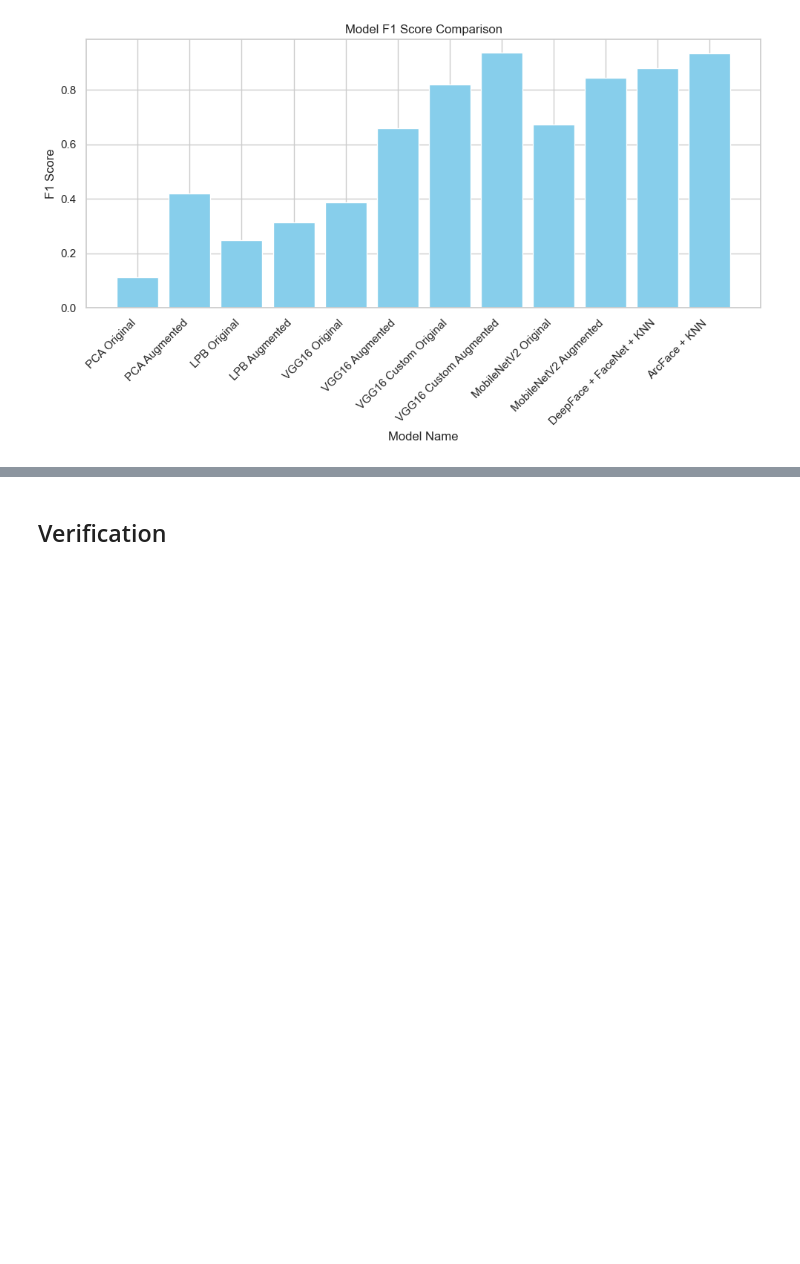
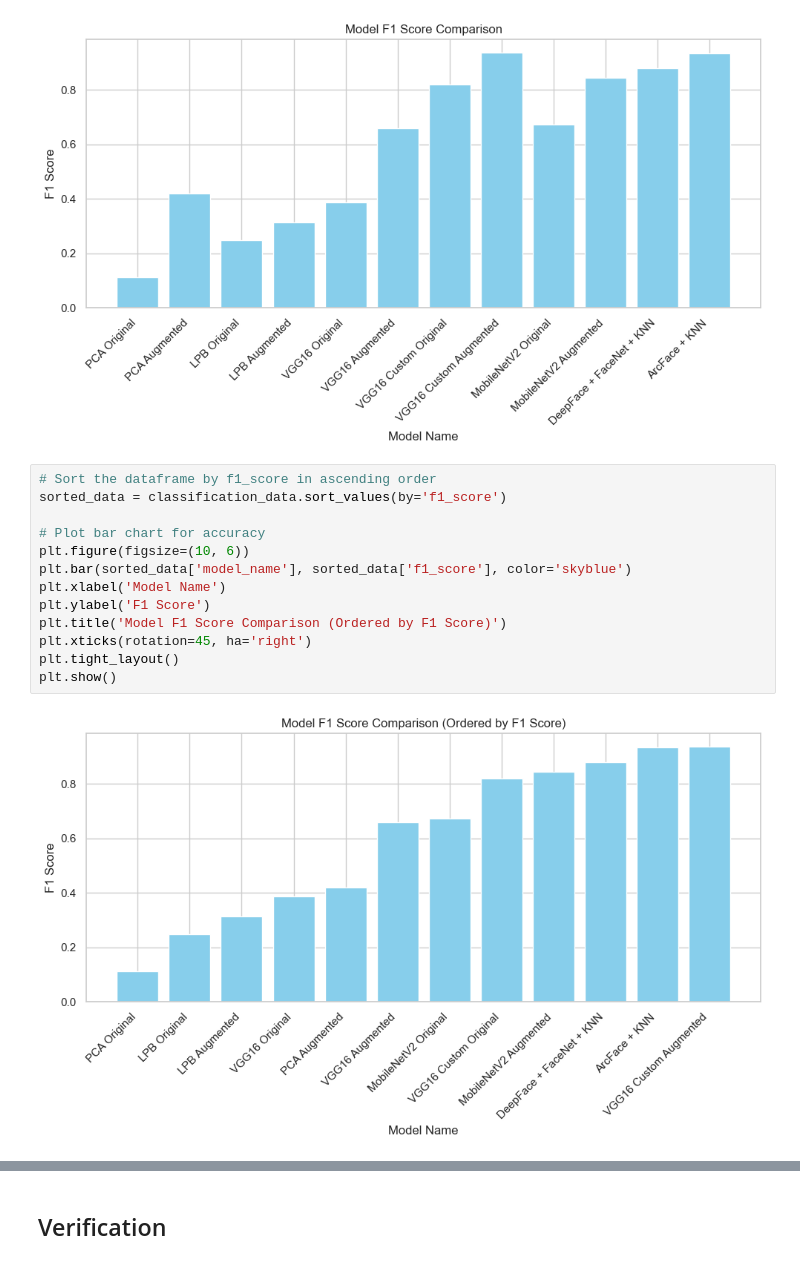
Before and after one commit to JackGraymer/Face-Recognition, a Jupyter notebook: evals-data/eval.ipynb, the cells around one changed output, grey strips where cells are left out. Cells and saved outputs as stored; diff of their text form; blank space fills up the shorter version.

```diff
--- a/evals-data/eval.ipynb
+++ b/evals-data/eval.ipynb
@@ -61,6 +74,21 @@ plt.tight_layout()
 plt.show()
 # %% [output]
 [figure]
+# %%
+# Sort the dataframe by f1_score in ascending order
+sorted_data = classification_data.sort_values(by='f1_score')
+
+# Plot bar chart for accuracy
+plt.figure(figsize=(10, 6))
+plt.bar(sorted_data['model_name'], sorted_data['f1_score'], color='skyblue')
+plt.xlabel('Model Name')
+plt.ylabel('F1 Score')
+plt.title('Model F1 Score Comparison (Ordered by F1 Score)')
+plt.xticks(rotation=45, ha='right')
+plt.tight_layout()
+plt.show()
+# %% [output]
+[figure, added]
 # %%
 # Plot line chart for metrics comparison
 plt.figure(figsize=(10, 6))
```
Also changed, not shown: parts of 5 cells of this notebook, 1 other file.
